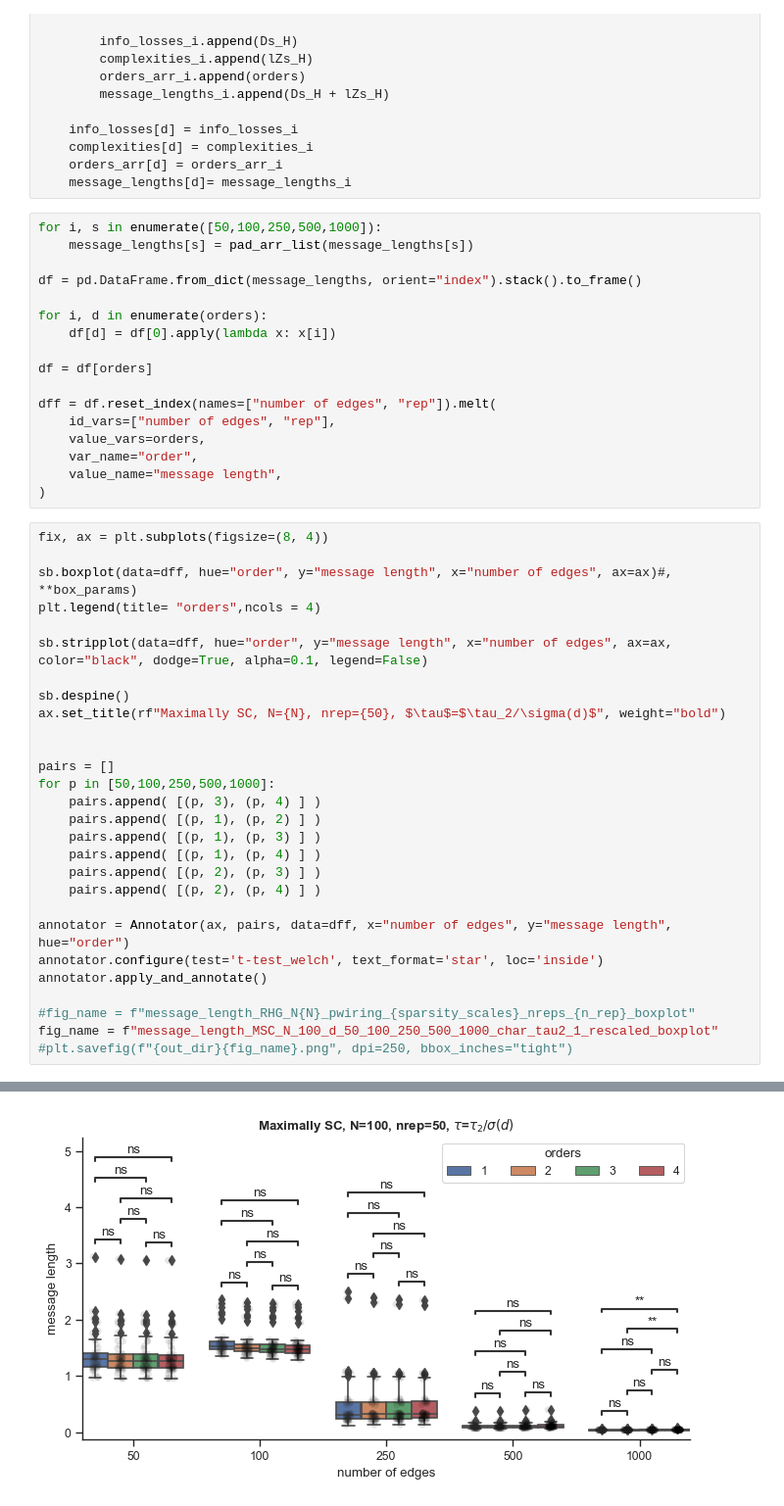
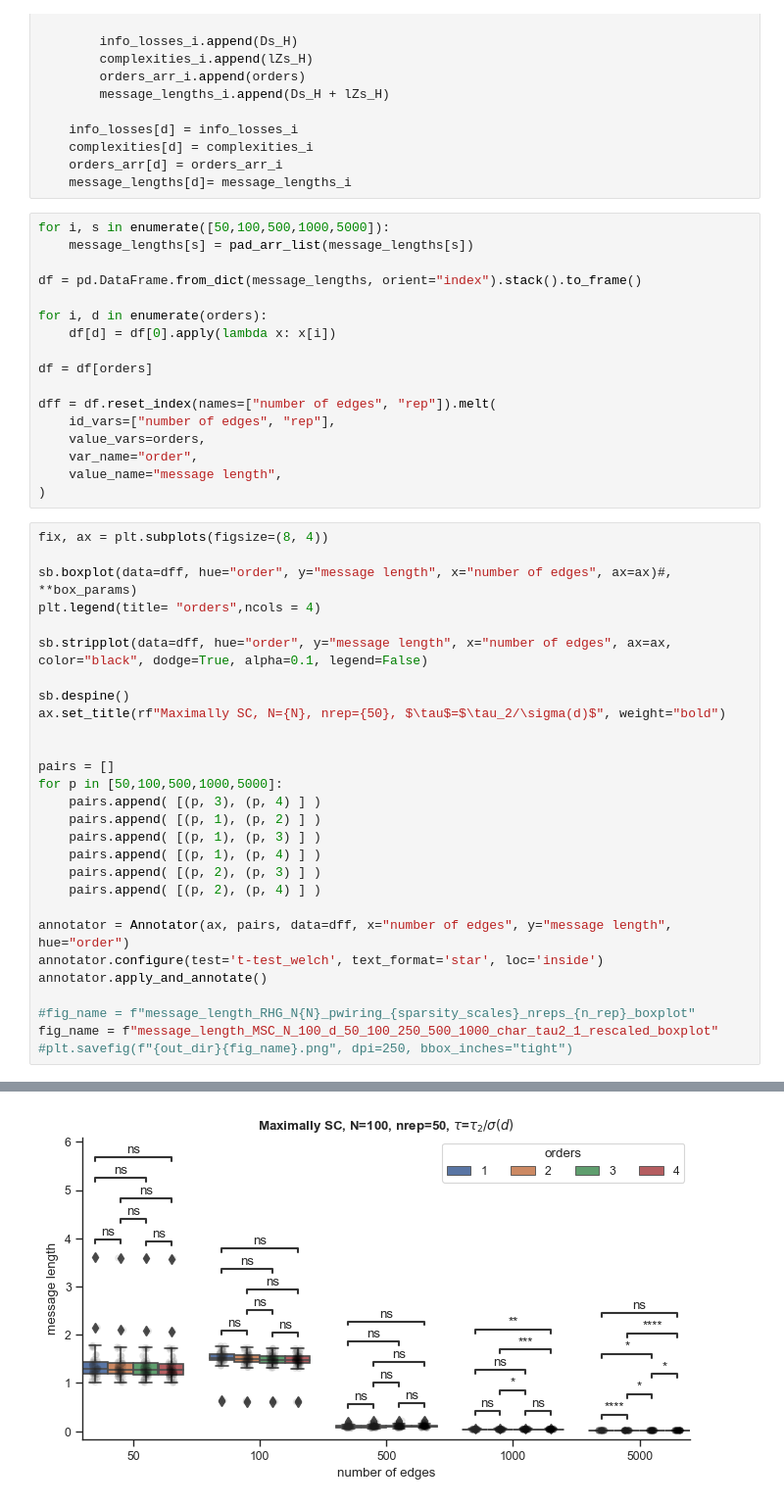
Before and after one commit to maximelucas/hypergraph_reducibility, a Jupyter notebook: notebooks/test_rescaling_MSC.ipynb, the cells around one changed output, grey strips where cells are left out. Shown at 98% size. Saved outputs shown, nothing was run; the diff lists cells and outputs as text.

```diff
--- a/notebooks/test_rescaling_MSC.ipynb
+++ b/notebooks/test_rescaling_MSC.ipynb
@@ -277,7 +278,7 @@ for d, Hs_i in Hs.items():
     orders_arr[d] = orders_arr_i
     message_lengths[d]= message_lengths_i
 # %%
-for i, s in enumerate([50,100,250,500,1000]):
+for i, s in enumerate([50,100,500,1000,5000]):
     message_lengths[s] = pad_arr_list(message_lengths[s])
 
 df = pd.DataFrame.from_dict(message_lengths, orient="index").stack().to_frame()
@@ -306,7 +307,7 @@ ax.set_title(rf"Maximally SC, N={N}, nrep={50}, $\tau$=$\tau_2/\sigma(d)$", weig
 
 
 pairs = []
-for p in [50,100,250,500,1000]:
+for p in [50,100,500,1000,5000]:
     pairs.append( [(p, 3), (p, 4) ] )
     pairs.append( [(p, 1), (p, 2) ] )
     pairs.append( [(p, 1), (p, 3) ] )
@@ -342 +343 @@ p-value annotation legend:
-[figure, old version]
+[figure, new version]
```
Also changed, not shown: parts of 2 cells of this notebook.
